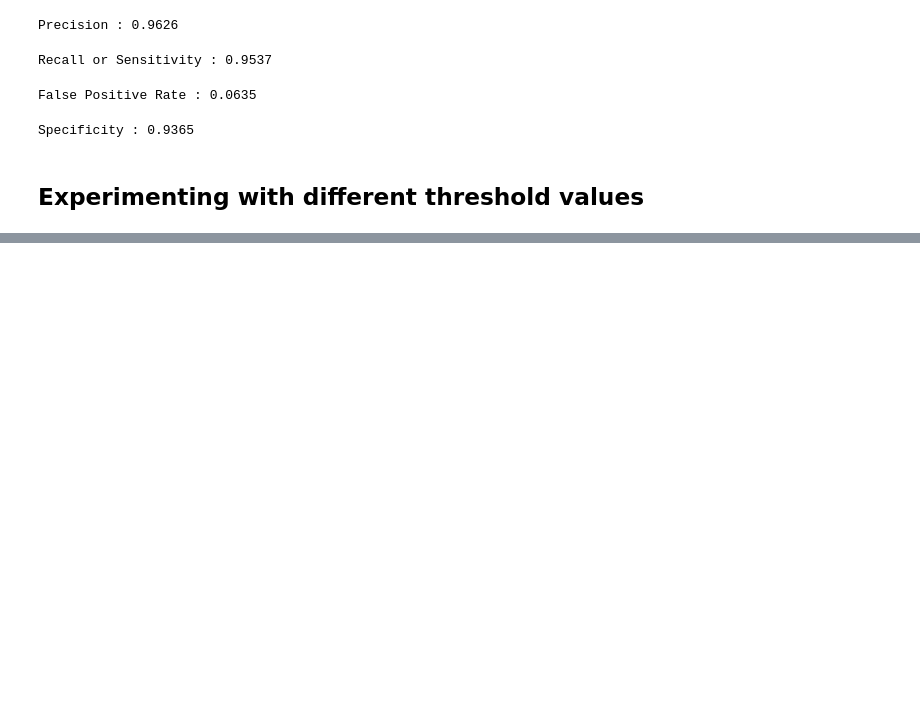
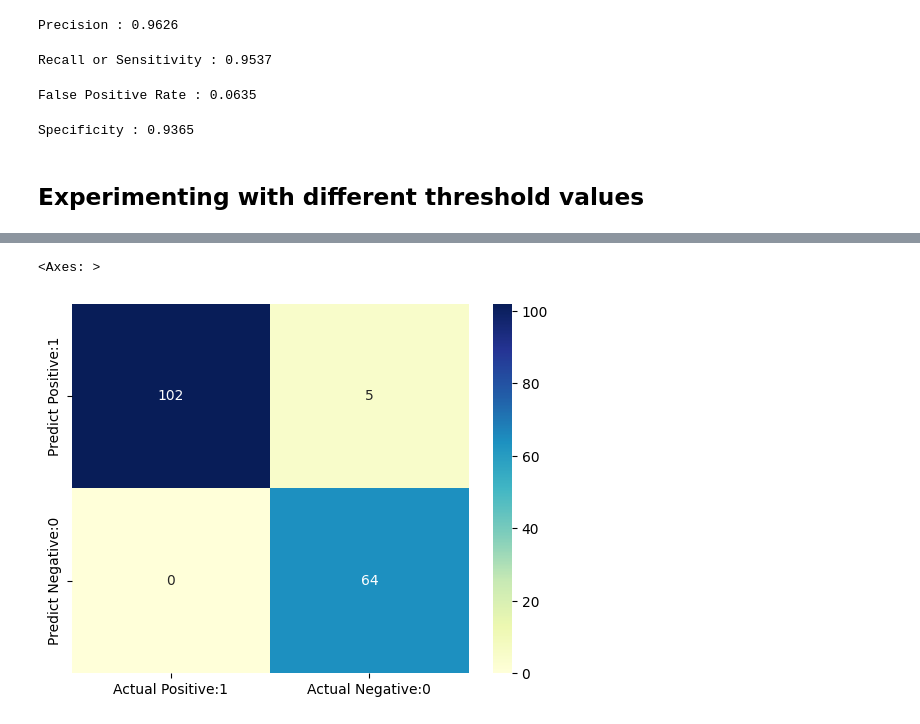
Before and after one commit to JessicaComfortGrant/Breast_Cancer_Project, a Jupyter notebook: Breast_Cancer_Analysis.ipynb, the cells around one changed output, grey strips where cells are left out. Cells and saved outputs as stored; diff of their text form; code cells hidden in the pictures; blank space fills up the shorter version.

Commit message:
Experimenting with different threshold values

```diff
--- a/Breast_Cancer_Analysis.ipynb
+++ b/Breast_Cancer_Analysis.ipynb
@@ -461,0 +519,12 @@ Specificity : 0.9365
+# %%
+# Set the threshold
+threshold = 0.1
+
+# Create a dictionary with class weights
+class_weights = {0: threshold, 1: 1 - threshold}
+
+# Instantiate the model with class weights
+logreg_1 = LogisticRegression(class_weight=class_weights, random_state=0)
+
+# Fit the model
+logreg_1.fit(X_train, y_train)
@@ -461,0 +533,4 @@ Specificity : 0.9365
+# %%
+y_pred_test_1 = logreg_1.predict(X_test)
+
+y_pred_test_1
@@ -461,0 +550,16 @@ Specificity : 0.9365
+# %%
+# Print the Confusion Matrix and slice it into four categories
+
+from sklearn.metrics import confusion_matrix
+
+cm_1 = confusion_matrix(y_test, y_pred_test_1)
+
+print('Confusion matrix\n\n', cm_1)
+
+print('\nTrue Positives(TP) = ', cm_1[0,0])
+
+print('\nTrue Negatives(TN) = ', cm_1[1,1])
+
+print('\nFalse Positives(FP) = ', cm_1[0,1])
+
+print('\nFalse Negatives(FN) = ', cm_1[1,0])
@@ -461,0 +579,10 @@ Specificity : 0.9365
+# %%
+# visualize confusion matrix with seaborn heatmap
+
+cm_matrix = pd.DataFrame(data=cm_1, columns=['Actual Positive:1', 'Actual Negative:0'],
+                                 index=['Predict Positive:1', 'Predict Negative:0'])
+
+sns.heatmap(cm_matrix, annot=True, fmt='d', cmap='YlGnBu')
+# %% [output]
+<Axes: >
+[figure, added]
```
Also changed, not shown: parts of 9 cells of this notebook.
